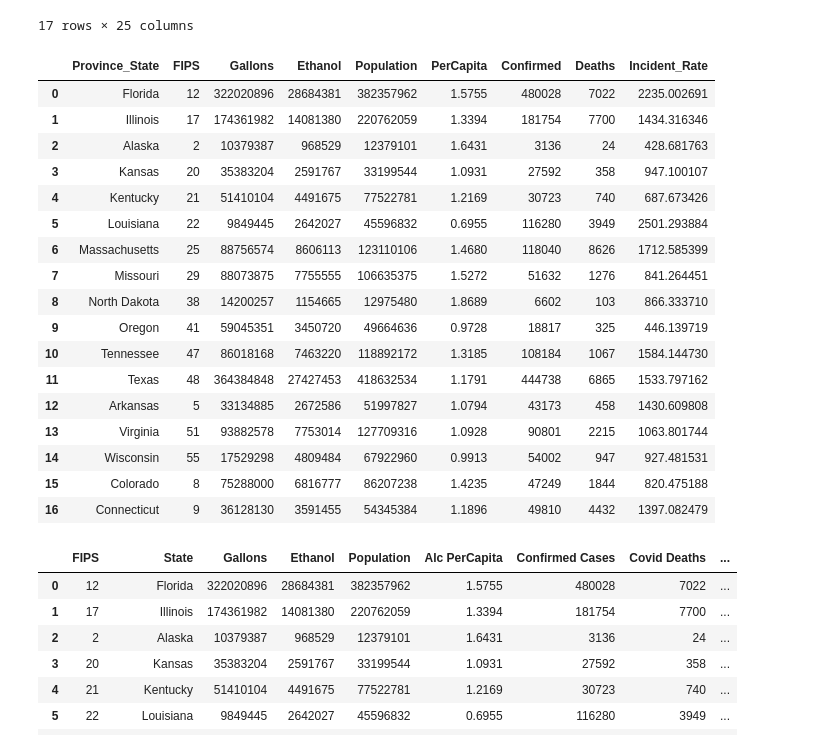
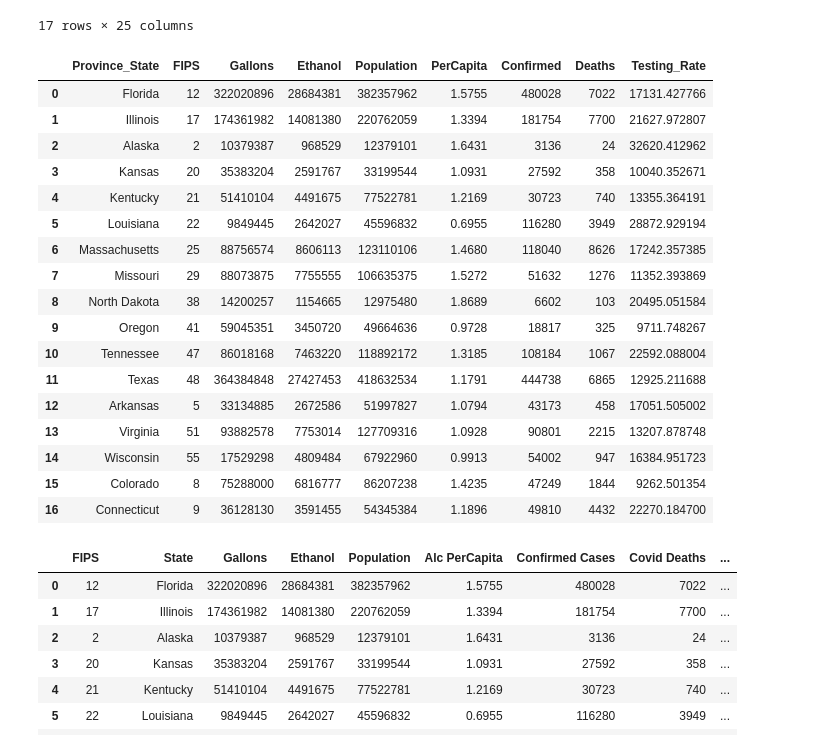
Before and after one commit to teresaflicek/Covid19-Societal-Impacts, a Jupyter notebook: AlcoholSalesDuringCovid.ipynb, the cells around one changed output. Cells and saved outputs as stored; diff of their text form; code cells hidden in the pictures.

```diff
--- a/AlcoholSalesDuringCovid.ipynb
+++ b/AlcoholSalesDuringCovid.ipynb
@@ -180,28 +180,28 @@ combo_df
 17 rows × 25 columns
 # %%
 #narrow down df
-cleaned_combo_df = combo_df[['Province_State','FIPS','Gallons','Ethanol','Population','PerCapita','Confirmed','Deaths','Incident_Rate']]
+cleaned_combo_df = combo_df[['Province_State','FIPS','Gallons','Ethanol','Population','PerCapita','Confirmed','Deaths','Testing_Rate']]
 
 #display dataframe
 cleaned_combo_df
 # %% [output]
-|  | Province_State | FIPS | Gallons | Ethanol | Population | PerCapita | Confirmed | Deaths | Incident_Rate |
-| 0 | Florida | 12 | 322020896 | 28684381 | 382357962 | 1.5755 | 480028 | 7022 | 2235.002691 |
-| 1 | Illinois | 17 | 174361982 | 14081380 | 220762059 | 1.3394 | 181754 | 7700 | 1434.316346 |
-| 2 | Alaska | 2 | 10379387 | 968529 | 12379101 | 1.6431 | 3136 | 24 | 428.681763 |
-| 3 | Kansas | 20 | 35383204 | 2591767 | 33199544 | 1.0931 | 27592 | 358 | 947.100107 |
-| 4 | Kentucky | 21 | 51410104 | 4491675 | 77522781 | 1.2169 | 30723 | 740 | 687.673426 |
-| 5 | Louisiana | 22 | 9849445 | 2642027 | 45596832 | 0.6955 | 116280 | 3949 | 2501.293884 |
-| 6 | Massachusetts | 25 | 88756574 | 8606113 | 123110106 | 1.4680 | 118040 | 8626 | 1712.585399 |
-| 7 | Missouri | 29 | 88073875 | 7755555 | 106635375 | 1.5272 | 51632 | 1276 | 841.264451 |
-| 8 | North Dakota | 38 | 14200257 | 1154665 | 12975480 | 1.8689 | 6602 | 103 | 866.333710 |
-| 9 | Oregon | 41 | 59045351 | 3450720 | 49664636 | 0.9728 | 18817 | 325 | 446.139719 |
-| 10 | Tennessee | 47 | 86018168 | 7463220 | 118892172 | 1.3185 | 108184 | 1067 | 1584.144730 |
-| 11 | Texas | 48 | 364384848 | 27427453 | 418632534 | 1.1791 | 444738 | 6865 | 1533.797162 |
-| 12 | Arkansas | 5 | 33134885 | 2672586 | 51997827 | 1.0794 | 43173 | 458 | 1430.609808 |
-| 13 | Virginia | 51 | 93882578 | 7753014 | 127709316 | 1.0928 | 90801 | 2215 | 1063.801744 |
-| 14 | Wisconsin | 55 | 17529298 | 4809484 | 67922960 | 0.9913 | 54002 | 947 | 927.481531 |
-| 15 | Colorado | 8 | 75288000 | 6816777 | 86207238 | 1.4235 | 47249 | 1844 | 820.475188 |
-| 16 | Connecticut | 9 | 36128130 | 3591455 | 54345384 | 1.1896 | 49810 | 4432 | 1397.082479 |
+|  | Province_State | FIPS | Gallons | Ethanol | Population | PerCapita | Confirmed | Deaths | Testing_Rate |
+| 0 | Florida | 12 | 322020896 | 28684381 | 382357962 | 1.5755 | 480028 | 7022 | 17131.427766 |
+| 1 | Illinois | 17 | 174361982 | 14081380 | 220762059 | 1.3394 | 181754 | 7700 | 21627.972807 |
+| 2 | Alaska | 2 | 10379387 | 968529 | 12379101 | 1.6431 | 3136 | 24 | 32620.412962 |
+| 3 | Kansas | 20 | 35383204 | 2591767 | 33199544 | 1.0931 | 27592 | 358 | 10040.352671 |
+| 4 | Kentucky | 21 | 51410104 | 4491675 | 77522781 | 1.2169 | 30723 | 740 | 13355.364191 |
+| 5 | Louisiana | 22 | 9849445 | 2642027 | 45596832 | 0.6955 | 116280 | 3949 | 28872.929194 |
+| 6 | Massachusetts | 25 | 88756574 | 8606113 | 123110106 | 1.4680 | 118040 | 8626 | 17242.357385 |
+| 7 | Missouri | 29 | 88073875 | 7755555 | 106635375 | 1.5272 | 51632 | 1276 | 11352.393869 |
+| 8 | North Dakota | 38 | 14200257 | 1154665 | 12975480 | 1.8689 | 6602 | 103 | 20495.051584 |
+| 9 | Oregon | 41 | 59045351 | 3450720 | 49664636 | 0.9728 | 18817 | 325 | 9711.748267 |
+| 10 | Tennessee | 47 | 86018168 | 7463220 | 118892172 | 1.3185 | 108184 | 1067 | 22592.088004 |
+| 11 | Texas | 48 | 364384848 | 27427453 | 418632534 | 1.1791 | 444738 | 6865 | 12925.211688 |
+| 12 | Arkansas | 5 | 33134885 | 2672586 | 51997827 | 1.0794 | 43173 | 458 | 17051.505002 |
+| 13 | Virginia | 51 | 93882578 | 7753014 | 127709316 | 1.0928 | 90801 | 2215 | 13207.878748 |
+| 14 | Wisconsin | 55 | 17529298 | 4809484 | 67922960 | 0.9913 | 54002 | 947 | 16384.951723 |
+| 15 | Colorado | 8 | 75288000 | 6816777 | 86207238 | 1.4235 | 47249 | 1844 | 9262.501354 |
+| 16 | Connecticut | 9 | 36128130 | 3591455 | 54345384 | 1.1896 | 49810 | 4432 | 22270.184700 |
 # %%
 #renaming columns
```
Also changed, not shown: parts of 9 cells of this notebook, 8 other files.
